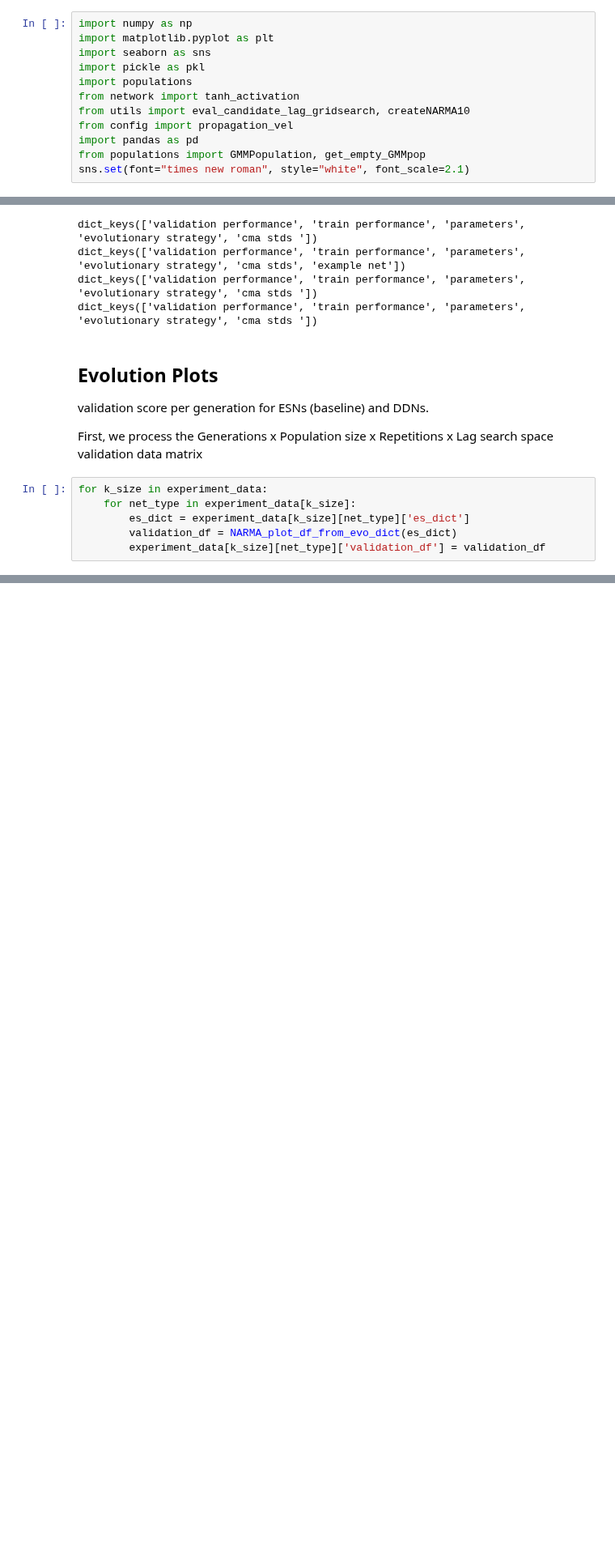
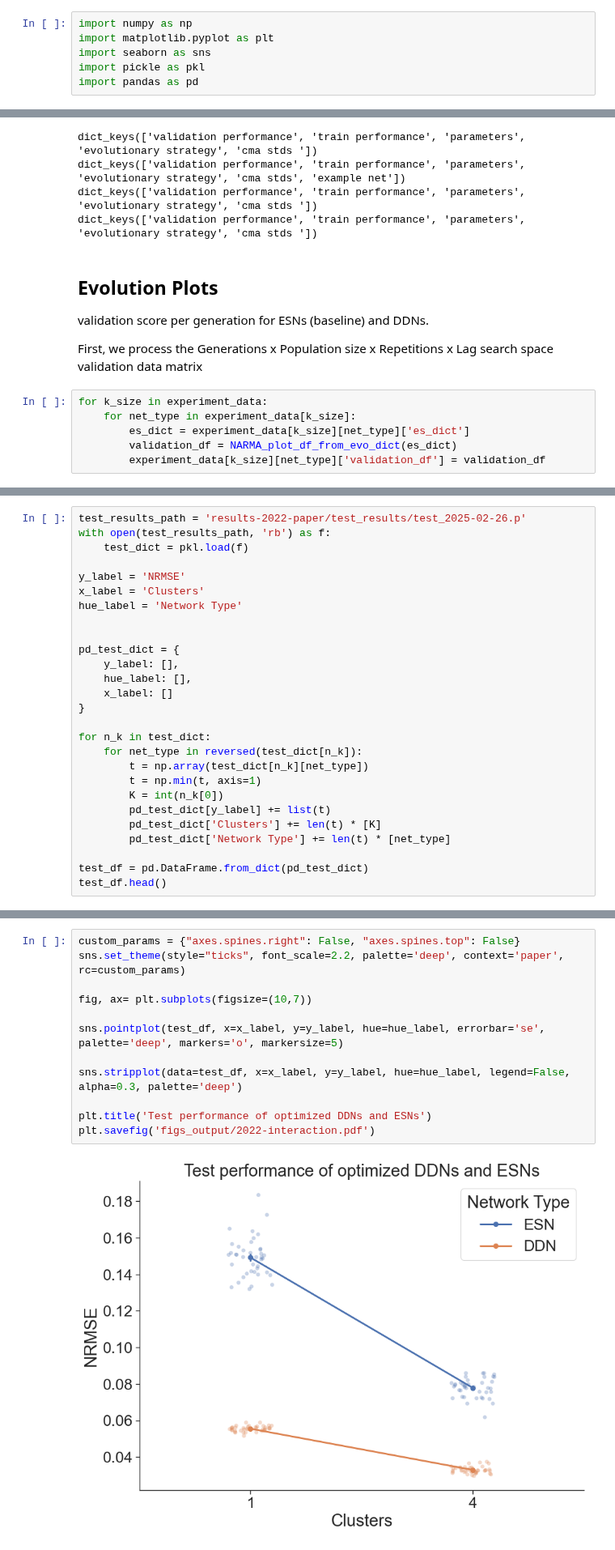
Before and after one commit to StefanIacob/DDN-public, a Jupyter notebook: DDN-2022-paper-analysis.ipynb, the cells around one changed output, grey strips where cells are left out. Shown at 81% size. Cells and saved outputs as stored; diff of their text form; blank space fills up the shorter version.

Commit message:
test results, plots

```diff
--- a/DDN-2022-paper-analysis.ipynb
+++ b/DDN-2022-paper-analysis.ipynb
@@ -8,13 +8,7 @@ import numpy as np
 import matplotlib.pyplot as plt
 import seaborn as sns
 import pickle as pkl
-import populations
-from network import tanh_activation
-from utils import eval_candidate_lag_gridsearch, createNARMA10
-from config import propagation_vel
 import pandas as pd
-from populations import GMMPopulation, get_empty_GMMpop
-sns.set(font="times new roman", style="white", font_scale=2.1)
 # %% [markdown]
 ## Functions
 Some helper functions
@@ -345,0 +152,27 @@ KeyboardInterrupt:
+# %%
+test_results_path = 'results-2022-paper/test_results/test_2025-02-26.p'
+with open(test_results_path, 'rb') as f:
+    test_dict = pkl.load(f)
+
+y_label = 'NRMSE'
+x_label = 'Clusters'
+hue_label = 'Network Type'
+
+
+pd_test_dict = {
+    y_label: [],
+    hue_label: [],
+    x_label: []
+}
+
+for n_k in test_dict:
+    for net_type in reversed(test_dict[n_k]):
+        t = np.array(test_dict[n_k][net_type])
+        t = np.min(t, axis=1)
+        K = int(n_k[0])
+        pd_test_dict[y_label] += list(t)
+        pd_test_dict['Clusters'] += len(t) * [K]
+        pd_test_dict['Network Type'] += len(t) * [net_type]
+
+test_df = pd.DataFrame.from_dict(pd_test_dict)
+test_df.head()
@@ -345,0 +188,14 @@ KeyboardInterrupt:
+# %%
+custom_params = {"axes.spines.right": False, "axes.spines.top": False}
+sns.set_theme(style="ticks", font_scale=2.2, palette='deep', context='paper', rc=custom_params)
+
+fig, ax= plt.subplots(figsize=(10,7))
+
+sns.pointplot(test_df, x=x_label, y=y_label, hue=hue_label, errorbar='se', palette='deep', markers='o', markersize=5)
+
+sns.stripplot(data=test_df, x=x_label, y=y_label, hue=hue_label, legend=False, alpha=0.3, palette='deep')
+
+plt.title('Test performance of optimized DDNs and ESNs')
+plt.savefig('figs_output/2022-interaction.pdf')
+# %% [output]
+[figure, added]
```
Also changed, not shown: parts of 14 cells of this notebook, 3 other files.
